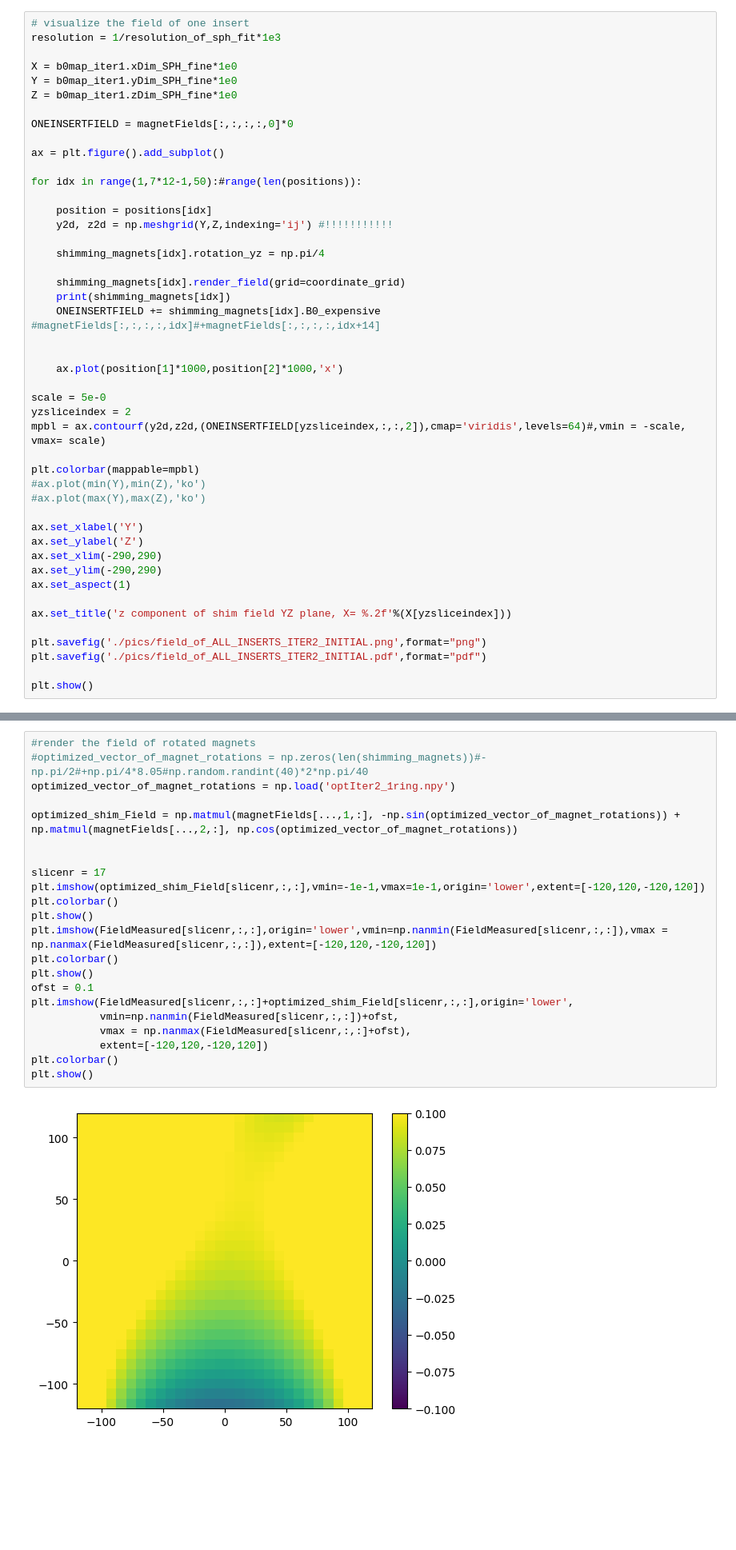
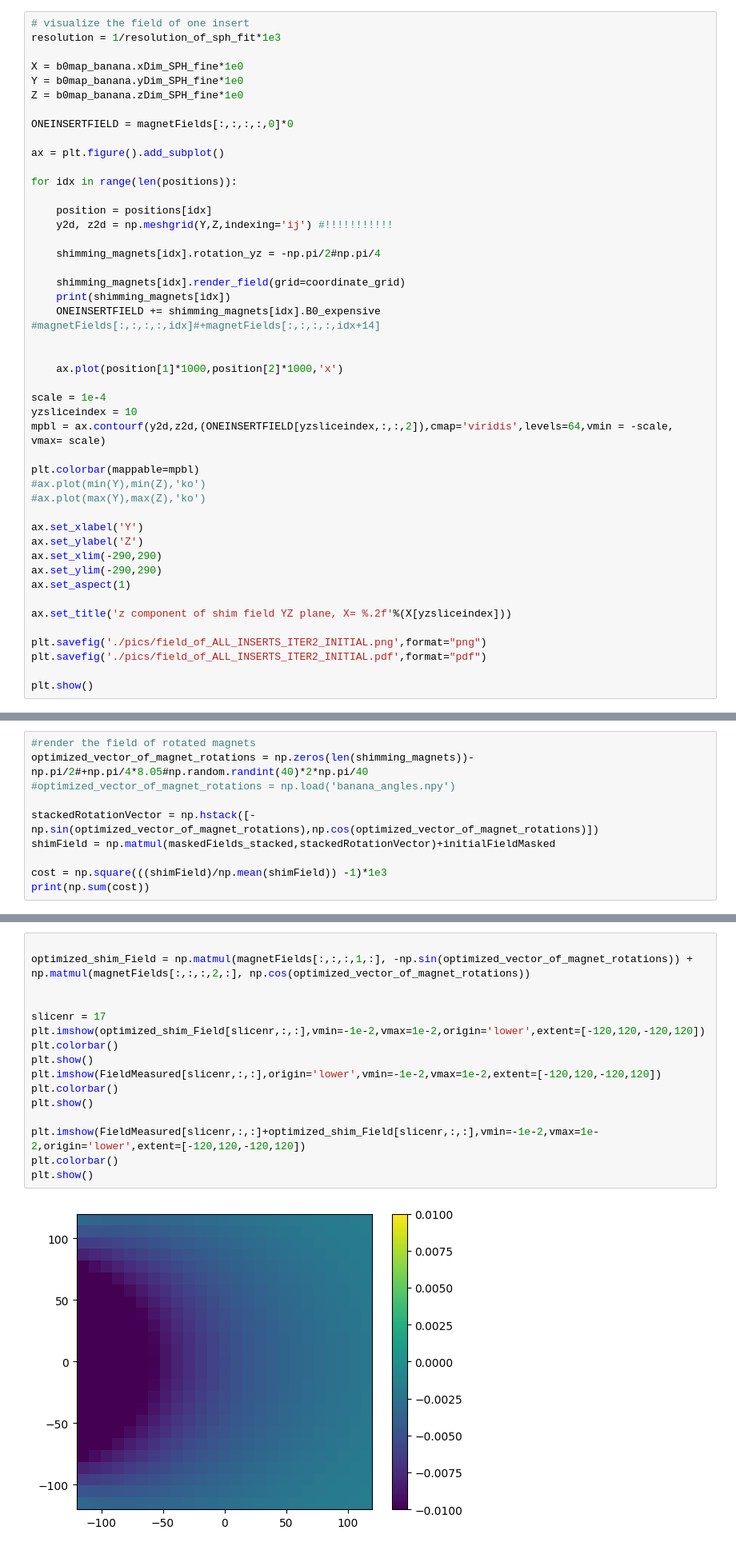
Before and after one commit to rst030/cosi-measure, a Jupyter notebook: Software/COSI2/test_BANANA_1_INSERT_.ipynb, the cells around one changed output, grey strips where cells are left out. Shown: that part at 80% size. Drawn from its saved outputs; the diff is of its cells as text; blank space fills up the shorter version.

```diff
--- a/Software/COSI2/test_BANANA_1_INSERT_.ipynb
+++ b/Software/COSI2/test_BANANA_1_INSERT_.ipynb
@@ -377,20 +388,20 @@ for i in range(9):
 # visualize the field of one insert
 resolution = 1/resolution_of_sph_fit*1e3
 
-X = b0map_iter1.xDim_SPH_fine*1e0
-Y = b0map_iter1.yDim_SPH_fine*1e0
-Z = b0map_iter1.zDim_SPH_fine*1e0
+X = b0map_banana.xDim_SPH_fine*1e0
+Y = b0map_banana.yDim_SPH_fine*1e0
+Z = b0map_banana.zDim_SPH_fine*1e0
 
 ONEINSERTFIELD = magnetFields[:,:,:,:,0]*0
 
 ax = plt.figure().add_subplot()
 
-for idx in range(1,7*12-1,50):#range(len(positions)):
+for idx in range(len(positions)):
 
     position = positions[idx]
     y2d, z2d = np.meshgrid(Y,Z,indexing='ij') #!!!!!!!!!!!
 
-    shimming_magnets[idx].rotation_yz = np.pi/4
+    shimming_magnets[idx].rotation_yz = -np.pi/2#np.pi/4
 
     shimming_magnets[idx].render_field(grid=coordinate_grid)
     print(shimming_magnets[idx])
@@ -399,9 +410,9 @@ for idx in range(1,7*12-1,50):#range(len(positions)):
 
     ax.plot(position[1]*1000,position[2]*1000,'x')
 
-scale = 5e-0
-yzsliceindex = 2
-mpbl = ax.contourf(y2d,z2d,(ONEINSERTFIELD[yzsliceindex,:,:,2]),cmap='viridis',levels=64)#,vmin = -scale, vmax= scale)
+scale = 1e-4
+yzsliceindex = 10
+mpbl = ax.contourf(y2d,z2d,(ONEINSERTFIELD[yzsliceindex,:,:,2]),cmap='viridis',levels=64,vmin = -scale, vmax= scale)
 
 plt.colorbar(mappable=mpbl)
 #ax.plot(min(Y),min(Z),'ko')
@@ -560 +671,11 @@ def _dataFitting(shimVector):
             return np.square(((shimField)/np.mean(shimField)) -1)*1e9
+# %%
+#render the field of rotated magnets
+optimized_vector_of_magnet_rotations = np.zeros(len(shimming_magnets))-np.pi/2#+np.pi/4*8.05#np.random.randint(40)*2*np.pi/40
+#optimized_vector_of_magnet_rotations = np.load('banana_angles.npy')
+
+stackedRotationVector = np.hstack([-np.sin(optimized_vector_of_magnet_rotations),np.cos(optimized_vector_of_magnet_rotations)])
+shimField = np.matmul(maskedFields_stacked,stackedRotationVector)+initialFieldMasked
+
+cost = np.square(((shimField)/np.mean(shimField)) -1)*1e3
+print(np.sum(cost))
@@ -561,24 +684,18 @@ def _dataFitting(shimVector):
 # %%
-#render the field of rotated magnets
-#optimized_vector_of_magnet_rotations = np.zeros(len(shimming_magnets))#-np.pi/2#+np.pi/4*8.05#np.random.randint(40)*2*np.pi/40
-optimized_vector_of_magnet_rotations = np.load('optIter2_1ring.npy')
 
-optimized_shim_Field = np.matmul(magnetFields[...,1,:], -np.sin(optimized_vector_of_magnet_rotations)) + np.matmul(magnetFields[...,2,:], np.cos(optimized_vector_of_magnet_rotations))
+optimized_shim_Field = np.matmul(magnetFields[:,:,:,1,:], -np.sin(optimized_vector_of_magnet_rotations)) + np.matmul(magnetFields[:,:,:,2,:], np.cos(optimized_vector_of_magnet_rotations))
 
 
 slicenr = 17
-plt.imshow(optimized_shim_Field[slicenr,:,:],vmin=-1e-1,vmax=1e-1,origin='lower',extent=[-120,120,-120,120])
+plt.imshow(optimized_shim_Field[slicenr,:,:],vmin=-1e-2,vmax=1e-2,origin='lower',extent=[-120,120,-120,120])
 plt.colorbar()
 plt.show()
-plt.imshow(FieldMeasured[slicenr,:,:],origin='lower',vmin=np.nanmin(FieldMeasured[slicenr,:,:]),vmax = np.nanmax(FieldMeasured[slicenr,:,:]),extent=[-120,120,-120,120])
+plt.imshow(FieldMeasured[slicenr,:,:],origin='lower',vmin=-1e-2,vmax=1e-2,extent=[-120,120,-120,120])
 plt.colorbar()
 plt.show()
-ofst = 0.1
-plt.imshow(FieldMeasured[slicenr,:,:]+optimized_shim_Field[slicenr,:,:],origin='lower',
-           vmin=np.nanmin(FieldMeasured[slicenr,:,:])+ofst,
-           vmax = np.nanmax(FieldMeasured[slicenr,:,:]+ofst),
-           extent=[-120,120,-120,120])
+
+plt.imshow(FieldMeasured[slicenr,:,:]+optimized_shim_Field[slicenr,:,:],vmin=-1e-2,vmax=1e-2,origin='lower',extent=[-120,120,-120,120])
 plt.colorbar()
 plt.show()
 # %% [output]
-[figure, old version]
+[figure, new version]
```
Also changed, not shown: parts of 26 cells of this notebook, 18 other files.
